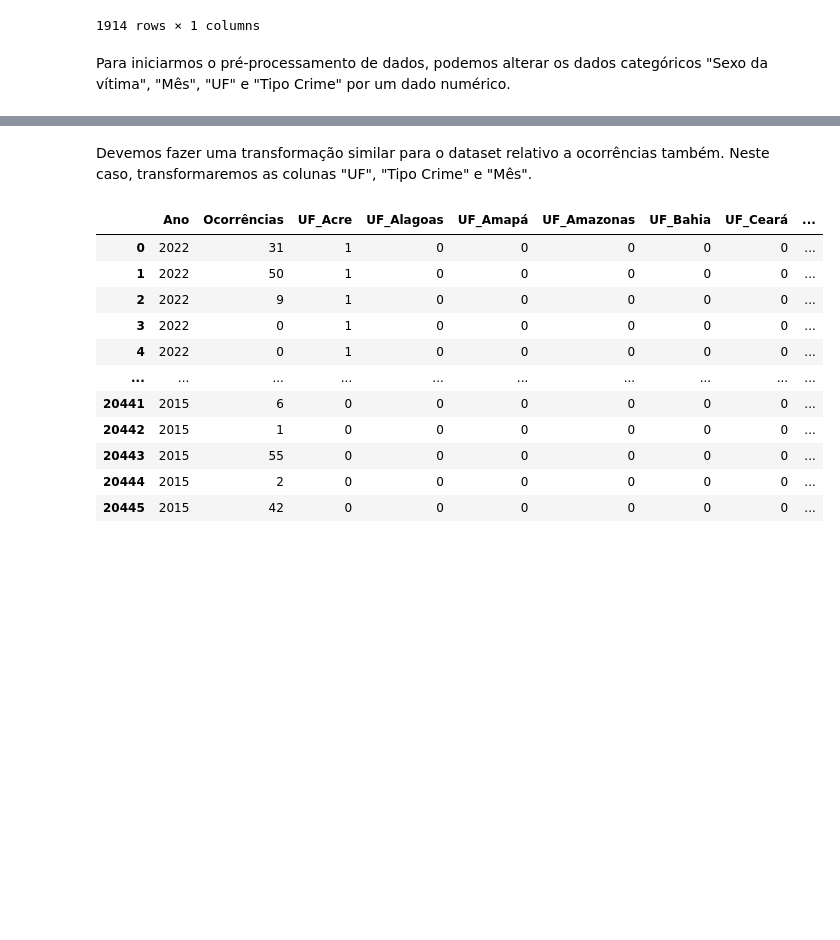
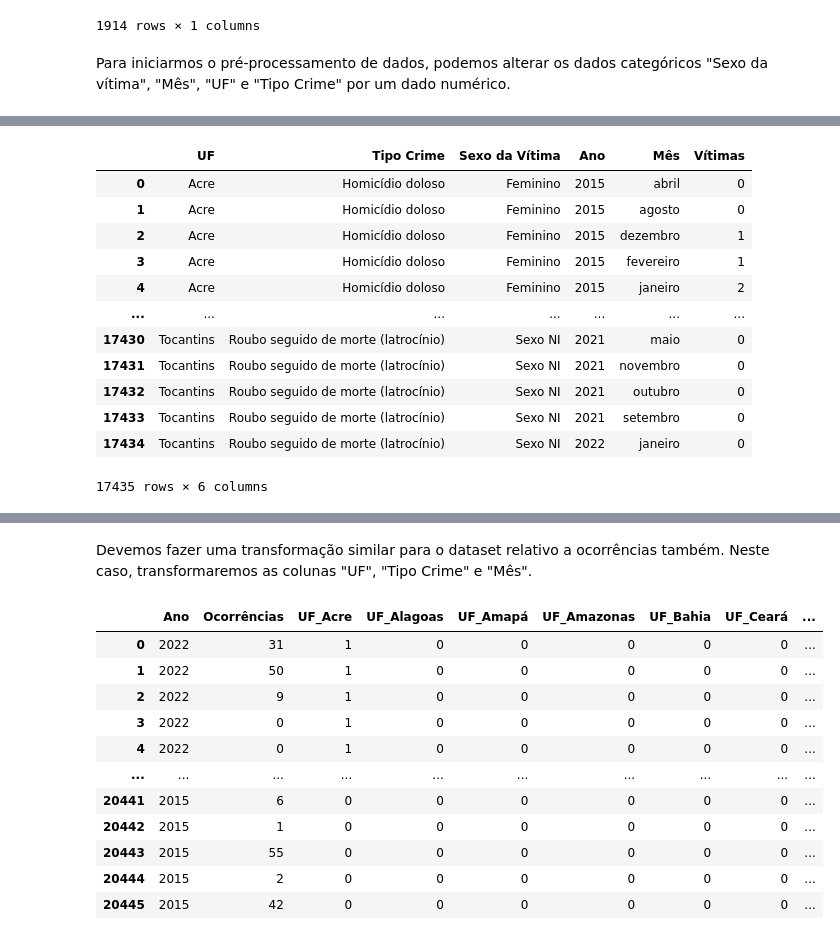
Before and after one commit to joaopedromendonca/Trabalho-pratico-ML, a Jupyter notebook: Copy_of_tp_clusterizacao_dados_criminais(1).ipynb, the cells around one changed output, grey strips where cells are left out. Drawn from its saved outputs; the diff is of its cells as text; code cells hidden in the pictures; blank space fills up the shorter version.

Commit message:
Adição de tabelas com leitura dos arquivos gerados no pentaho

```diff
--- a/Copy_of_tp_clusterizacao_dados_criminais(1).ipynb
+++ b/Copy_of_tp_clusterizacao_dados_criminais(1).ipynb
@@ -116,0 +219,17 @@ Para iniciarmos o pré-processamento de dados, podemos alterar os dados categór
+# %%
+df_vitimas_uf_crime_sexo_ano_mes = pd.read_excel("arquivos_gerados_pentaho/Vítimas_UF_crime_sexo_ano_mes.xlsx",sheet_name='Ocorrências')
+df_vitimas_uf_crime_sexo_ano_mes
+# %% [output]
+|  | UF | Tipo Crime | Sexo da Vítima | Ano | Mês | Vítimas |
+| 0 | Acre | Homicídio doloso | Feminino | 2015 | abril | 0 |
+| 1 | Acre | Homicídio doloso | Feminino | 2015 | agosto | 0 |
+| 2 | Acre | Homicídio doloso | Feminino | 2015 | dezembro | 1 |
+| 3 | Acre | Homicídio doloso | Feminino | 2015 | fevereiro | 1 |
+| 4 | Acre | Homicídio doloso | Feminino | 2015 | janeiro | 2 |
+| ... | ... | ... | ... | ... | ... | ... |
+| 17430 | Tocantins | Roubo seguido de morte (latrocínio) | Sexo NI | 2021 | maio | 0 |
+| 17431 | Tocantins | Roubo seguido de morte (latrocínio) | Sexo NI | 2021 | novembro | 0 |
+| 17432 | Tocantins | Roubo seguido de morte (latrocínio) | Sexo NI | 2021 | outubro | 0 |
+| 17433 | Tocantins | Roubo seguido de morte (latrocínio) | Sexo NI | 2021 | setembro | 0 |
+| 17434 | Tocantins | Roubo seguido de morte (latrocínio) | Sexo NI | 2022 | janeiro | 0 |
+17435 rows × 6 columns
```
Also changed, not shown: parts of 7 cells of this notebook.
